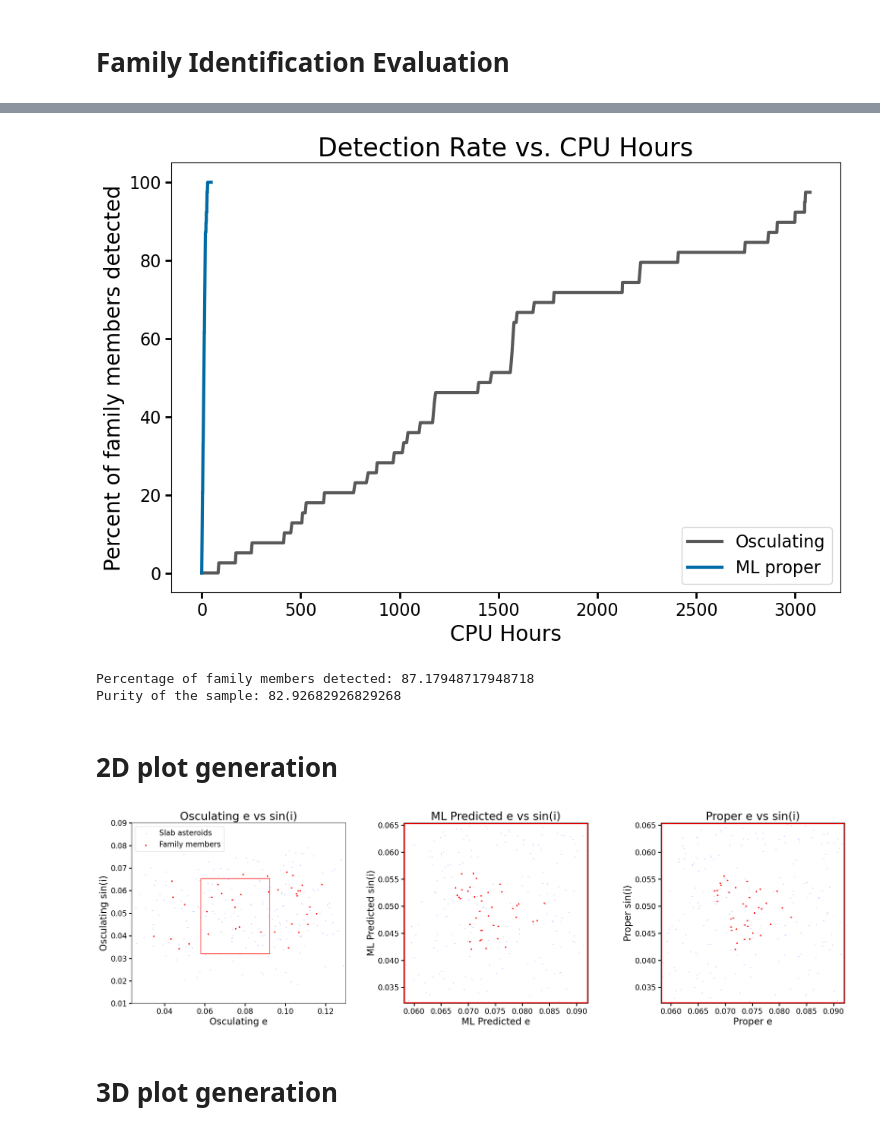
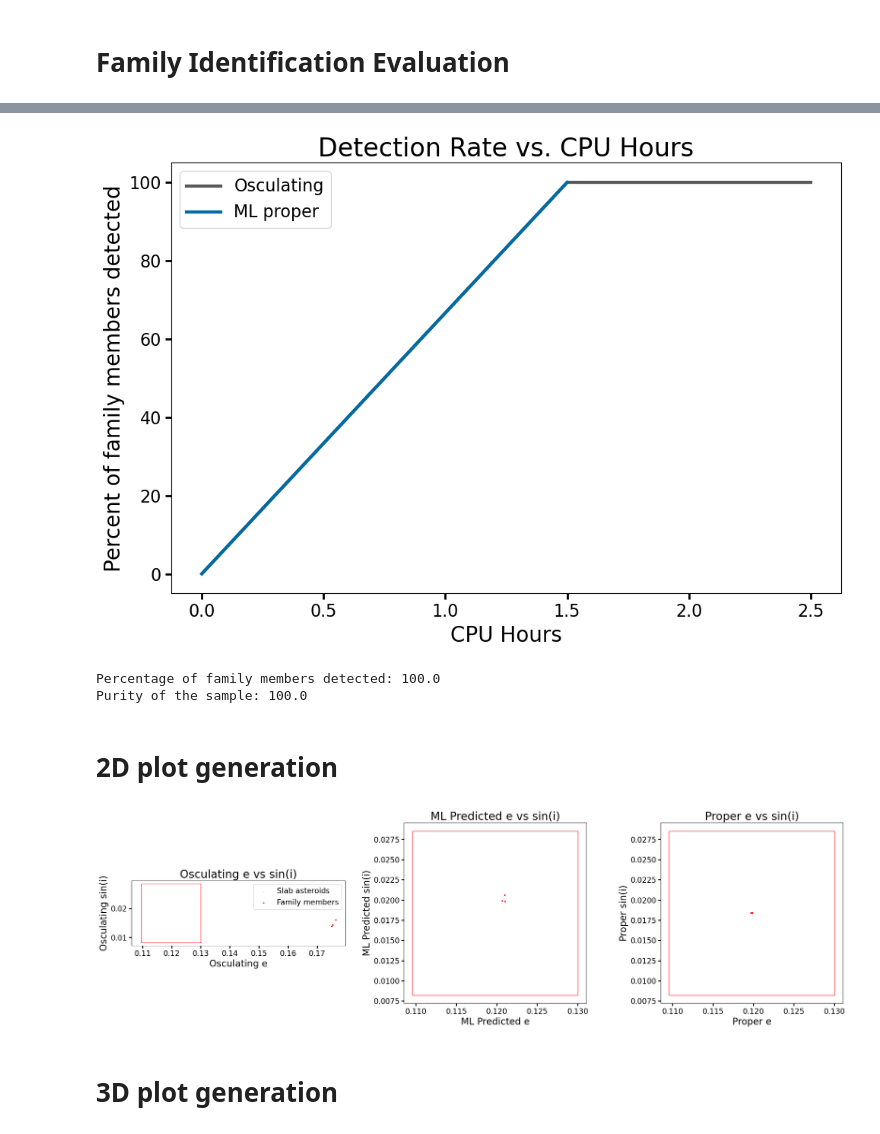
Before and after one commit to YangShen31/proper_elements_prediction, a Jupyter notebook: 4_family_identification/4.1_family_identification.ipynb, the cells around one changed output, grey strips where cells are left out. Cells and saved outputs as stored; diff of their text form; code cells hidden in the pictures.

```diff
--- a/4_family_identification/4.1_family_identification.ipynb
+++ b/4_family_identification/4.1_family_identification.ipynb
@@ -26,7 +26,8 @@ propsini = df_xgb["propsini"]
 test_name_list = df_xgb['Des\'n']
 # %%
 column_names = ['propa', 'prope', 'propsini', 'g', 's', 'H', 'NumOpps', 'PackedName', 'UnpackedName']
-df_Velleda = pd.read_csv("../data/family_tables/inner_126_velleda_fam3.csv", header=None, names=column_names)
+# df_Velleda = pd.read_csv("../data/family_tables/inner_126_velleda_fam3.csv", header=None, names=column_names)
+df_Velleda = pd.read_csv("../data/family_tables/inner_2110_moore_sitterly_fam3.csv", header=None, names=column_names)
 def convert_id(val):
 	val_str = str(val)
 	if val_str.isdigit():
@@ -103,8 +115,8 @@ def slab_d_calc(family_df_copy, family_pred_df_copy, merged_df, command):
 	sini_adds = (family_df_copy[columns_bound["sini"]].max() - family_df_copy[columns_bound["sini"]].min())/2
 
 	a_adds = 0
-	e_adds = 0
-	sini_adds = 0
+	e_adds = 0.01
+	sini_adds = 0.01
 
 	a_min, a_max = family_df_copy[columns_bound["a"]].min() - a_adds, family_df_copy[columns_bound["a"]].max() + a_adds
 	e_min, e_max = family_df_copy[columns_bound["e"]].min() - e_adds, family_df_copy[columns_bound["e"]].max() + e_adds
@@ -140,10 +152,10 @@ def slab_d_calc(family_df_copy, family_pred_df_copy, merged_df, command):
 				})
 	d_df = pd.DataFrame(d_results)
 
-	return d_df
+	return d_df, (a_min, a_max, e_min, e_max, sini_min, sini_max)
 
-d_df_pred = slab_d_calc(family_df, family_pred_df, df_xgb, "pred")
-d_df_osc = slab_d_calc(family_df, family_pred_df, df_xgb, "osculating")
+d_df_pred, bounds = slab_d_calc(family_df, family_pred_df, df_xgb, "pred")
+# d_df_osc = slab_d_calc(family_df, family_pred_df, df_xgb, "osculating")
 # %%
 # Number of family members included in ths slab
 d_df_single = d_df_pred.drop_duplicates(subset = ["name_asteroid"])
@@ -264,7 +276,7 @@ plt.tight_layout()
 plt.savefig("../plots/detection_CPU.pdf")
 plt.show()
 # %% [output]
-[figure, old version]
+[figure, new version]
 # %%
 d = 70
 filtered_df = d_df[d_df["d"] < d]
@@ -273,23 +285,18 @@ family_slab_df = filtered_df[filtered_df["name_asteroid"].isin(name_list)]
 print(f"Percentage of family members detected: {len(family_slab_df)/num_family_slab * 100}")
 print(f"Purity of the sample: {len(family_slab_df)/(len(filtered_df)) * 100}")
 # %% [output]
-Percentage of family members detected: 87.17948717948718
-Purity of the sample: 82.92682926829268
+Percentage of family members detected: 100.0
+Purity of the sample: 100.0
 # %% [markdown]
 # 2D plot generation
 # %%
 family_test_df = df_xgb[df_xgb["Des'n"].isin(name_list)]
 
-# Define slab thresholds
-threshold_e = 0.01
-threshold_i = 0.01
-threshold_a = 0.01
-
 # Filter slab using proper elements
 filter = (
-    (propa < np.max(family_test_df["propa"]) + threshold_a) & (propa > np.min(family_test_df["propa"]) - threshold_a) &
-    (prope < np.max(family_test_df["prope"]) + threshold_e) & (prope > np.min(family_test_df["prope"]) - threshold_e) &
-    (propsini < np.max(family_test_df["propsini"]) + threshold_i) & (propsini > np.min(family_test_df["propsini"]) - threshold_i)
+    (propa < bounds[0]) & (propa > bounds[1]) &
+    (prope < bounds[2]) & (prope > bounds[3]) &
+    (propsini < bounds[4]) & (propsini > bounds[5])
 )
 
 filtered = df_xgb[filter]
@@ -297,12 +304,12 @@ filtered = filtered[(filtered["Des'n"].isin(test_name_list)) & (~filtered["Des'n
 
 fig, axes = plt.subplots(1, 3, figsize=(28, 7))
 
-diff = max(family_test_df["prope"]) - min(filtered["prope"])
+# diff = max(family_test_df["prope"]) - min(filtered["prope"])
 
 rect = patches.Rectangle(
-    (min(filtered["prope"]), min(filtered["propsini"])),
-    max(filtered["prope"]) - min(filtered["prope"]),
-    max(filtered["propsini"]) - min(filtered["propsini"]),
+    (bounds[2], bounds[4]),
+    bounds[3]-bounds[2],
+    bounds[5]-bounds[4],
     linewidth=1,
     edgecolor='r',
     facecolor='none'
@@ -312,52 +319,53 @@ axes[0].scatter(filtered["e"], (filtered["Incl."]*np.pi/180), s=1, alpha=0.2, la
 axes[0].scatter(family_test_df["e"], (family_test_df["Incl."]*np.pi/180), s=5, label="Family members", color='red', rasterized=True)
 axes[0].set_xlabel("Osculating e")
 axes[0].set_ylabel("Osculating sin(i)")
-axes[0].set_xlim(min(filtered["e"]), min(filtered["e"]) + diff*4 + 0.01)
-axes[0].set_ylim(0.01, 0.09)
+# axes[0].set_xlim(min(filtered["e"]), min(filtered["e"]) + diff*4 + 0.01)
+# axes[0].set_ylim(0.01, 0.09)
+axes[0].set_aspect(1)
 axes[0].legend()
 axes[0].set_title("Osculating e vs sin(i)")
 
 rect = patches.Rectangle(
-    (min(filtered["prope"]), min(filtered["propsini"])),
-    max(filtered["prope"]) - min(filtered["prope"]),
-    max(filtered["propsini"]) - min(filtered["propsini"]),
-    linewidth=5,
+    (bounds[2], bounds[4]),
+    bounds[3]-bounds[2],
+    bounds[5]-bounds[4],
+    linewidth=1,
     edgecolor='r',
     facecolor='none'
 )
 axes[1].scatter(filtered["pred_e"], filtered["pred_sini"], s=1, alpha=0.2, label="Slab asteroids", color='blue', rasterized=True)
 axes[1].scatter(family_test_df["pred_e"], family_test_df["pred_sini"], s=5, label="Family members", color='red', rasterized=True)
 axes[1].set_xlabel("ML Predicted e")
 axes[1].set_ylabel("ML Predicted sin(i)")
-axes[1].set_xlim(min(filtered["prope"]), max(filtered["prope"]))
-axes[1].set_ylim(min(filtered["propsini"]), max(filtered["propsini"]))
+# axes[1].set_xlim(min(filtered["prope"]), max(filtered["prope"]))
+# axes[1].set_ylim(min(filtered["propsini"]), max(filtered["propsini"]))
 axes[1].set_title("ML Predicted e vs sin(i)")
 axes[1].add_patch(rect)
 axes[1].set_aspect("equal")
 
 rect = patches.Rectangle(
-    (min(filtered["prope"]), min(filtered["propsini"])),
-    max(filtered["prope"]) - min(filtered["prope"]),
-    max(filtered["propsini"]) - min(filtered["propsini"]),
-    linewidth=5,
+    (bounds[2], bounds[4]),
+    bounds[3]-bounds[2],
+    bounds[5]-bounds[4],
+    linewidth=1,
     edgecolor='r',
     facecolor='none'
 )
 axes[2].scatter(filtered["prope"], filtered["propsini"], s=1, alpha=0.2, label="Slab asteroids", color='blue', rasterized=True)
 axes[2].scatter(family_test_df["prope"], family_test_df["propsini"], s=5, label="Family members", color='red', rasterized=True)
 axes[2].set_xlabel("Proper e")
 axes[2].set_ylabel("Proper sin(i)")
-axes[2].set_xlim(min(filtered["prope"]), max(filtered["prope"]))
-axes[2].set_ylim(min(filtered["propsini"]), max(filtered["propsini"]))
+# axes[2].set_xlim(min(filtered["prope"]), max(filtered["prope"]))
+# axes[2].set_ylim(min(filtered["propsini"]), max(filtered["propsini"]))
 axes[2].set_title("Proper e vs sin(i)")
 axes[2].add_patch(rect)
 axes[2].set_aspect("equal")
 
 # plt.tight_layout(rect=[0.05, 0.05, 0.98, 0.95])
 plt.savefig("../plots/2D_plots_family.pdf")
 plt.show()
 # %% [output]
-[figure, old version]
+[figure, new version]
 # %% [markdown]
 # 3D plot generation
 # %%
```
Also changed, not shown: parts of 6 cells of this notebook, 1 other file.
